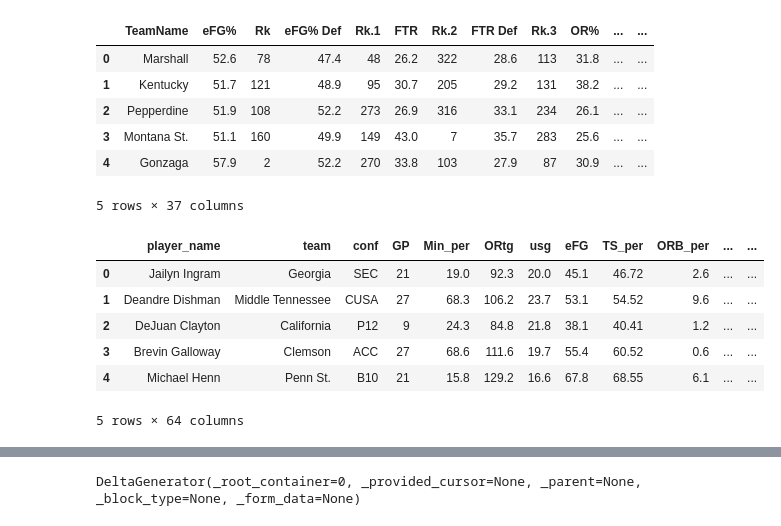
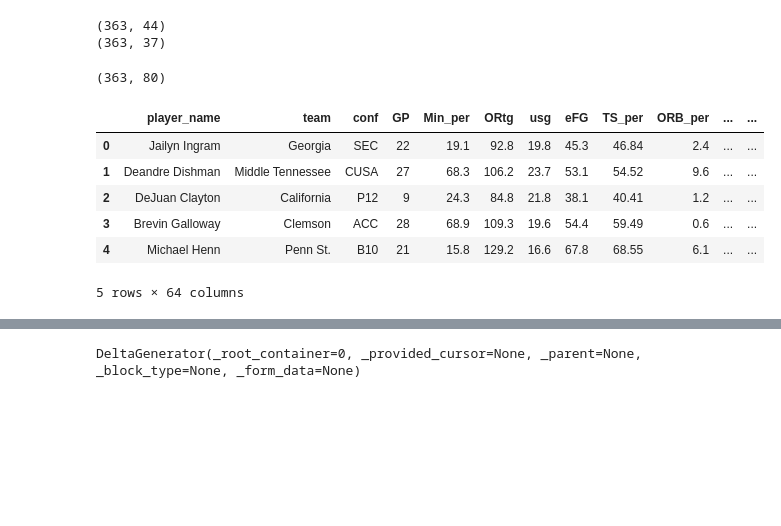
Before and after one commit to laceymalarky/eda_college_basketball, a Jupyter notebook: >ncaa_team_stats.ipynb, the cells around one changed output, grey strips where cells are left out. Drawn from its saved outputs; the diff is of its cells as text; code cells hidden in the pictures; blank space fills up the shorter version.

Commit message:
new data source

```diff
--- a/>ncaa_team_stats.ipynb
+++ b/>ncaa_team_stats.ipynb
@@ -6,34 +14,36 @@ import plotly.express as px
 # %%
-# Load team data from https://barttorvik.com/trank.php#
-# http://barttorvik.com/2023_team_results.csv
-
-teams = pd.read_csv('http://barttorvik.com/2023_team_results.csv', index_col = False)
-teams2 = pd.read_csv('http://barttorvik.com/2023_fffinal.csv', index_col = False)
-teams2.head()
+# Load NCAA Basketball statistics from https://barttorvik.com/trank.php#
+team_calc_stats = pd.read_csv(f'http://barttorvik.com/{year}_team_results.csv', index_col = False) # Calculated statistics
+team_game_stats = pd.read_csv(f'http://barttorvik.com/{year}_fffinal.csv', index_col = False) # Raw performance statistics
-# %% [output]
-|  | TeamName | eFG% | Rk | eFG% Def | Rk.1 | FTR | Rk.2 | FTR Def | Rk.3 | OR% | ... | ... |
-| 0 | Marshall | 52.6 | 78 | 47.4 | 48 | 26.2 | 322 | 28.6 | 113 | 31.8 | ... | ... |
-| 1 | Kentucky | 51.7 | 121 | 48.9 | 95 | 30.7 | 205 | 29.2 | 131 | 38.2 | ... | ... |
-| 2 | Pepperdine | 51.9 | 108 | 52.2 | 273 | 26.9 | 316 | 33.1 | 234 | 26.1 | ... | ... |
-| 3 | Montana St. | 51.1 | 160 | 49.9 | 149 | 43.0 | 7 | 35.7 | 283 | 25.6 | ... | ... |
-| 4 | Gonzaga | 57.9 | 2 | 52.2 | 270 | 33.8 | 103 | 27.9 | 87 | 30.9 | ... | ... |
-5 rows × 37 columns
+# %%
+print(team_calc_stats.shape)
+print(team_game_stats.shape)
+# %% [output]
+(363, 44)
+(363, 37)
+# %%
+# Combine team stats dataframes
+teams = team_calc_stats.set_index('team').join(team_game_stats.set_index('TeamName'))
+teams = teams.reset_index()
+print(teams.shape)
+# %% [output]
+(363, 80)
 # %%
-# Read Player data
+# Read Player data (headers retrieved from website)
 players_header = ['player_name', 'team', 'conf', 'GP', 'Min_per', 'ORtg', 'usg', 'eFG', 'TS_per', 'ORB_per', 'DRB_per', 'AST_per', 'TO_per',
 'FTM', 'FTA', 'FT_per', 'twoPM', 'twoPA', 'twoP_per', 'TPM', 'TPA', 'TP_per', 'blk_per', 'stl_per', 'ftr', 'yr', 'ht', 'num',
 'porpag', 'adjoe', 'pfr', 'year', 'pid', 'type', 'Rec Rank', ' ast/tov', ' rimmade', ' rimmade+rimmiss', ' midmade', ' midmade+midmiss',
 ' rimmade/(rimmade+rimmiss)', ' midmade/(midmade+midmiss)', ' dunksmade', ' dunksmiss+dunksmade', ' dunksmade/(dunksmade+dunksmiss)',
 ' pick', ' drtg', 'adrtg', ' dporpag', ' stops', ' bpm', ' obpm', ' dbpm', ' gbpm', 'mp', 'ogbpm', 'dgbpm', 'oreb', 'dreb', 'treb',
 'ast', 'stl', 'blk', 'pts']
 
-players = pd.read_csv('http://barttorvik.com/getadvstats.php?year=2023&csv=1', names = players_header, index_col = False)
+players = pd.read_csv(f'http://barttorvik.com/getadvstats.php?year={year}&csv=1', names = players_header, index_col = False)
 players.head()
 # %% [output]
 |  | player_name | team | conf | GP | Min_per | ORtg | usg | eFG | TS_per | ORB_per | ... | ... |
-| 0 | Jailyn Ingram | Georgia | SEC | 21 | 19.0 | 92.3 | 20.0 | 45.1 | 46.72 | 2.6 | ... | ... |
+| 0 | Jailyn Ingram | Georgia | SEC | 22 | 19.1 | 92.8 | 19.8 | 45.3 | 46.84 | 2.4 | ... | ... |
 | 1 | Deandre Dishman | Middle Tennessee | CUSA | 27 | 68.3 | 106.2 | 23.7 | 53.1 | 54.52 | 9.6 | ... | ... |
 | 2 | DeJuan Clayton | California | P12 | 9 | 24.3 | 84.8 | 21.8 | 38.1 | 40.41 | 1.2 | ... | ... |
-| 3 | Brevin Galloway | Clemson | ACC | 27 | 68.6 | 111.6 | 19.7 | 55.4 | 60.52 | 0.6 | ... | ... |
+| 3 | Brevin Galloway | Clemson | ACC | 28 | 68.9 | 109.3 | 19.6 | 54.4 | 59.49 | 0.6 | ... | ... |
 | 4 | Michael Henn | Penn St. | B10 | 21 | 15.8 | 129.2 | 16.6 | 67.8 | 68.55 | 6.1 | ... | ... |
 5 rows × 64 columns
```
Also changed, not shown: parts of 14 cells of this notebook, 3 other files.
